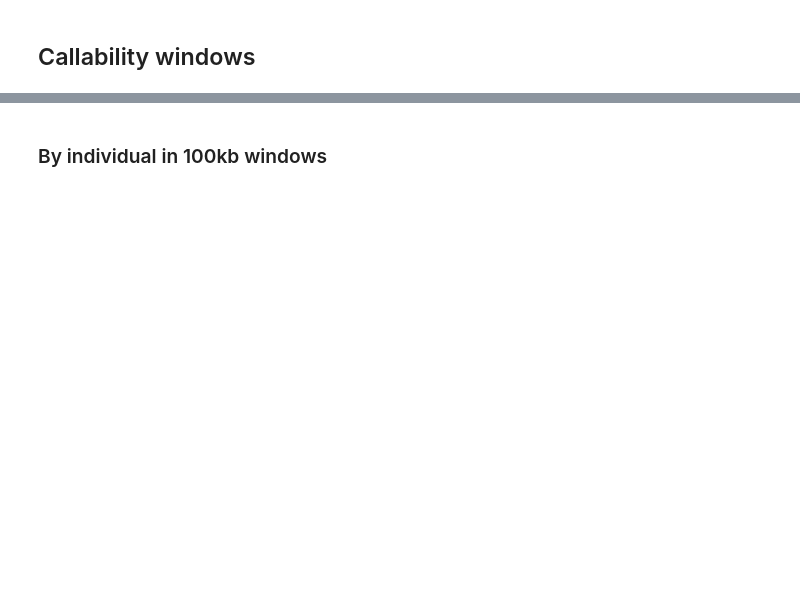
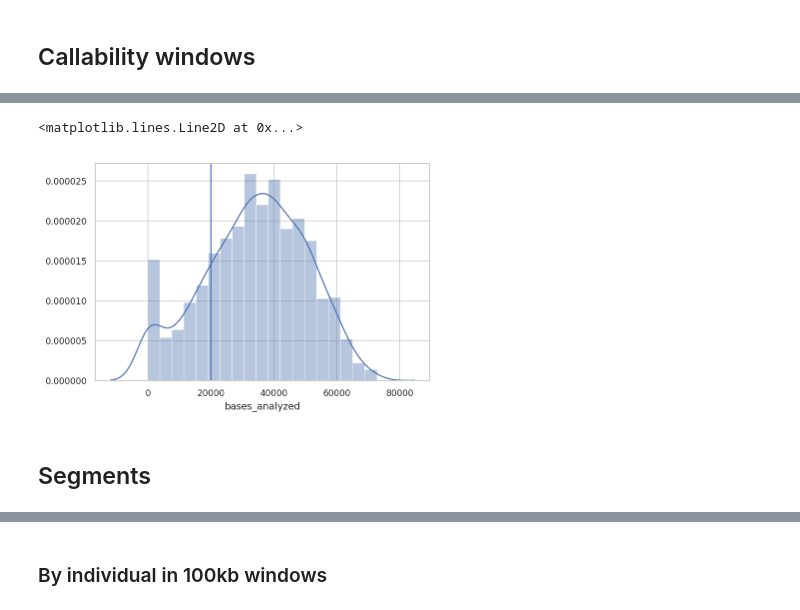
Before and after one commit to kaspermunch/humanXsweeps, a Jupyter notebook: notebooks/nb_03_admixture_data.ipynb, the cells around one changed output, grey strips where cells are left out. Saved outputs shown, nothing was run; the diff lists cells and outputs as text; code cells hidden in the pictures; blank space fills up the shorter version.

```diff
--- a/notebooks/nb_03_admixture_data.ipynb
+++ b/notebooks/nb_03_admixture_data.ipynb
@@ -153,3 +171,5 @@ g = sns.distplot(admix_callability_windows.called)
 # %%
-g = sns.distplot(admix_callability_windows.loc[lambda df: df.chrom == 'X', 'called'])
+g = sns.distplot(admix_callability_windows.loc[lambda df: df.chrom == 'X', 'bases_analyzed'])
+min_called_admix = 20000
+g.axvline(20000)
 # %% [output]
@@ -156,0 +176,4 @@ g = sns.distplot(admix_callability_windows.loc[lambda df: df.chrom == 'X', 'call
+<matplotlib.lines.Line2D at 0x...>
+[figure, added]
+# %% [markdown]
+## Segments
```
Also changed, not shown: parts of 34 cells of this notebook, 4 other files.
